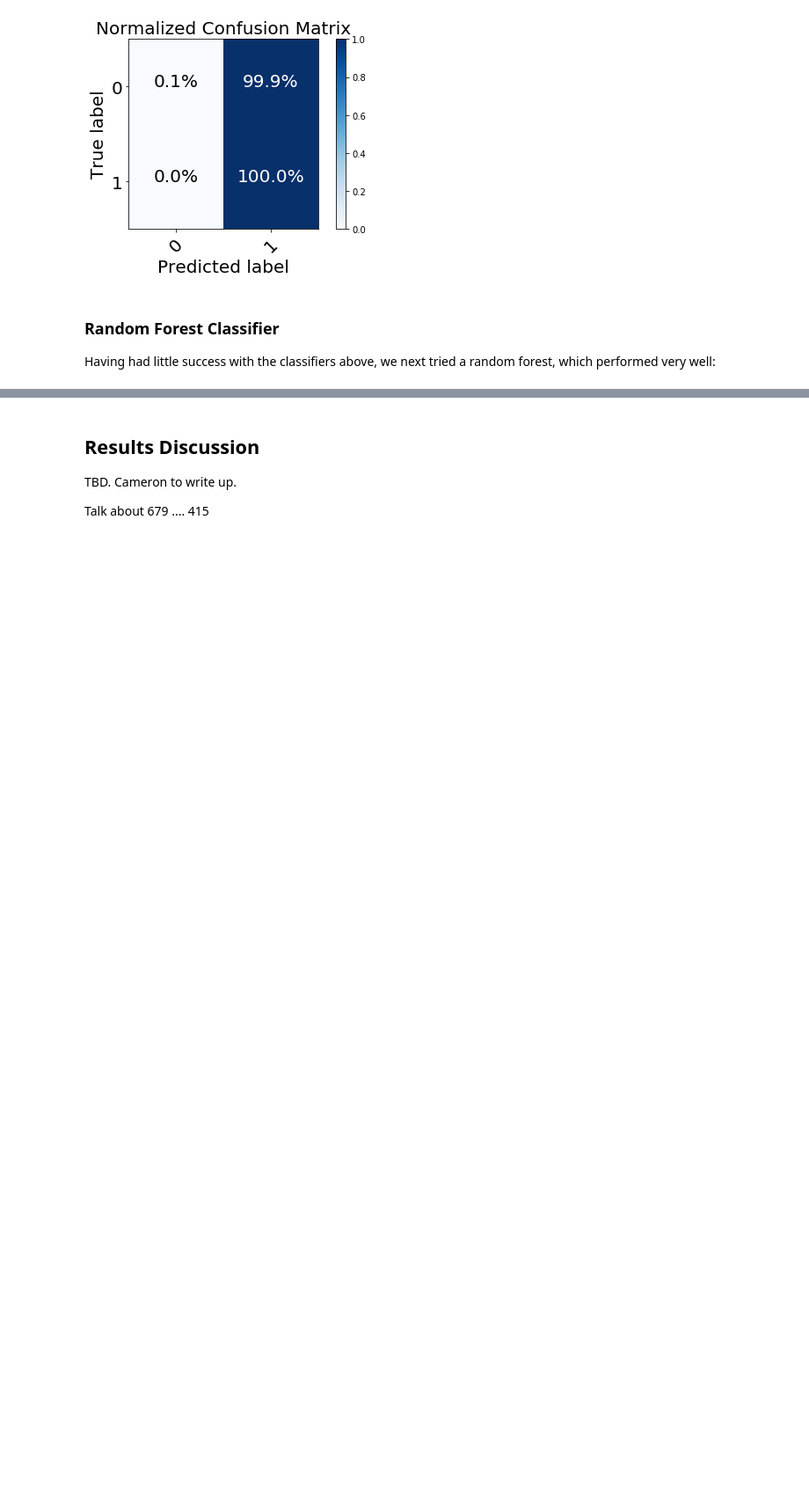
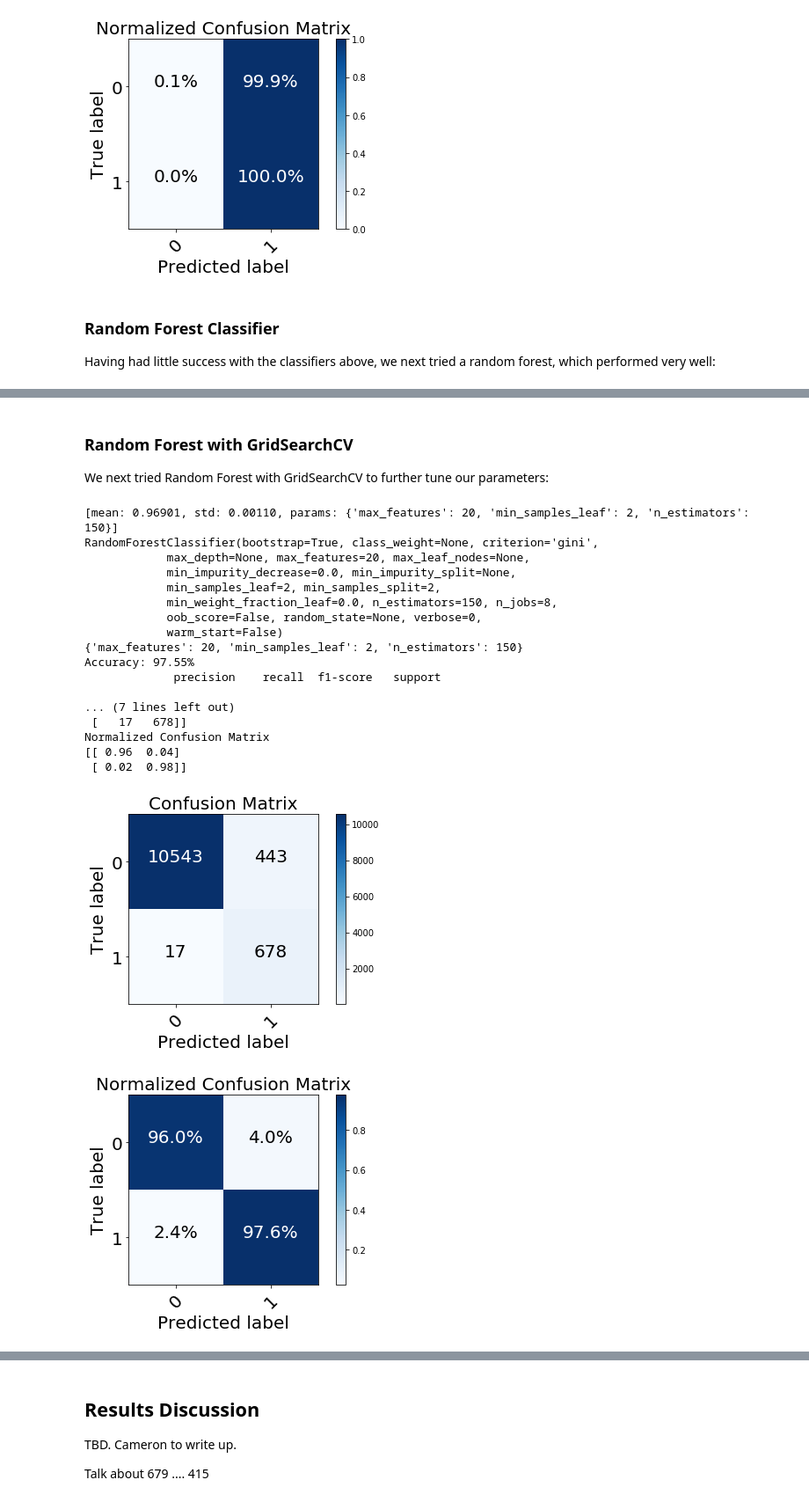
Before and after one commit to ajolson89/W207Fall2018Final, a Jupyter notebook: W207_FinalProj_02MLModels_KennedyKhannaOlson_Final.ipynb, the cells around one changed output, grey strips where cells are left out. Shown at 88% size. Drawn from its saved outputs; the diff is of its cells as text; code cells hidden in the pictures; blank space fills up the shorter version.

```diff
--- a/W207_FinalProj_02MLModels_KennedyKhannaOlson_Final.ipynb
+++ b/W207_FinalProj_02MLModels_KennedyKhannaOlson_Final.ipynb
@@ -372,0 +376,41 @@ Normalized Confusion Matrix
+# %% [markdown]
+### Random Forest with GridSearchCV
+
+We next tried Random Forest with GridSearchCV to further tune our parameters:
+# %%
+#RF Classifier with Grid Search
+tuned_parameters = [{'n_estimators': [150],
+                     'max_features': [20],
+                     'min_samples_leaf': [2],
+
+                    }]
+
+clf_GS_RF = GridSearchCV(RandomForestClassifier(n_jobs=8),
+                   tuned_parameters,
+                   #cv=4,
+                   scoring='recall')
+clf_GS_RF.fit(train_data, train_labels)
+pprint(clf_GS_RF.grid_scores_)
+pprint(clf_GS_RF.best_estimator_)
+pprint(clf_GS_RF.best_params_)
+summarize_results(clf_GS_RF)
+# %% [output]
+[mean: 0.96901, std: 0.00110, params: {'max_features': 20, 'min_samples_leaf': 2, 'n_estimators': 150}]
+RandomForestClassifier(bootstrap=True, class_weight=None, criterion='gini',
+            max_depth=None, max_features=20, max_leaf_nodes=None,
+            min_impurity_decrease=0.0, min_impurity_split=None,
+            min_samples_leaf=2, min_samples_split=2,
+            min_weight_fraction_leaf=0.0, n_estimators=150, n_jobs=8,
+            oob_score=False, random_state=None, verbose=0,
+            warm_start=False)
+{'max_features': 20, 'min_samples_leaf': 2, 'n_estimators': 150}
+Accuracy: 97.55%
+             precision    recall  f1-score   support
+
+... (7 lines left out)
+ [   17   678]]
+Normalized Confusion Matrix
+[[ 0.96  0.04]
+ [ 0.02  0.98]]
+[figure, added]
+[figure, added]
```
Also changed, not shown: parts of 13 cells of this notebook.
